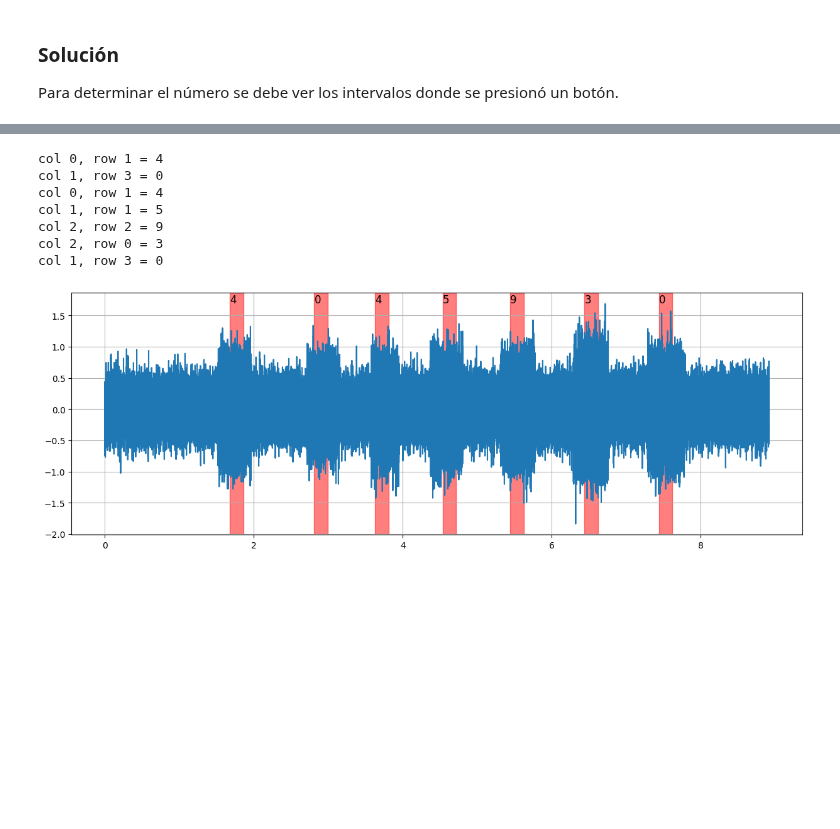
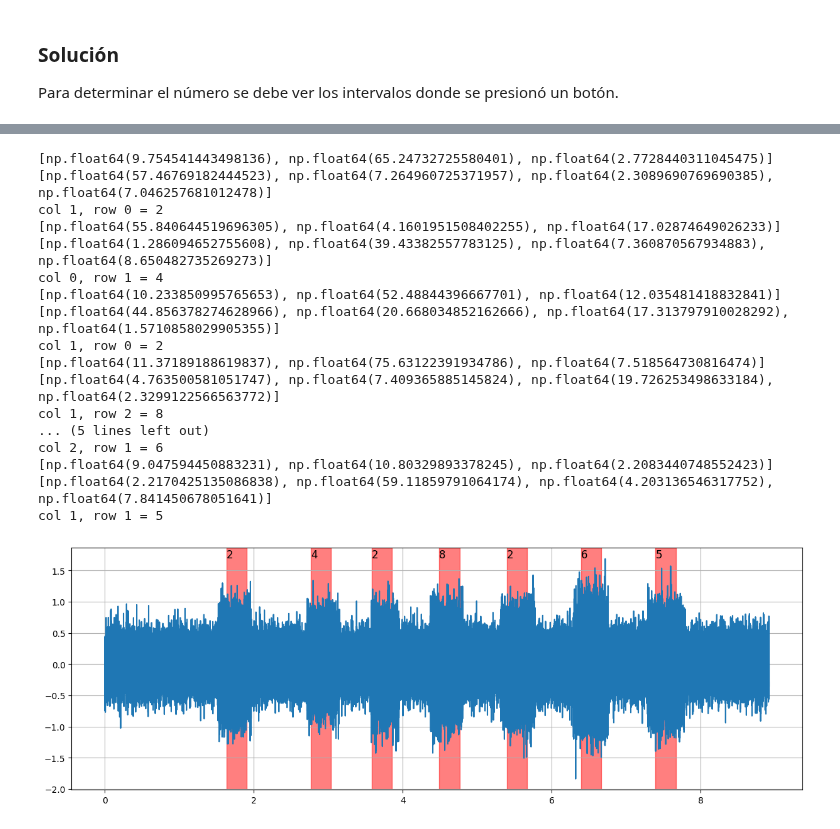
Before and after one commit to francoherg/PDS-2025, a Jupyter notebook: Practica/Guia3/3-5.ipynb, the cells around one changed output, grey strips where cells are left out. Saved outputs shown, nothing was run; the diff lists cells and outputs as text; code cells hidden in the pictures; blank space fills up the shorter version.

```diff
--- a/Practica/Guia3/3-5.ipynb
+++ b/Practica/Guia3/3-5.ipynb
@@ -25,13 +25,13 @@ ax.grid()
 
 # Zonas de botones
 zonas = [
-    {'ini':18500, 'fin':20500},
-    {'ini':31000, 'fin':33000},
-    {'ini':40000, 'fin':42000},
-    {'ini':50000, 'fin':52000},
-    {'ini':60000, 'fin':62000},
-    {'ini':71000, 'fin':73000},
-    {'ini':82000, 'fin':84000}
+    {'ini':18000, 'fin':21000},
+    {'ini':30500, 'fin':33500},
+    {'ini':39500, 'fin':42500},
+    {'ini':49500, 'fin':52500},
+    {'ini':59500, 'fin':62500},
+    {'ini':70500, 'fin':73500},
+    {'ini':81500, 'fin':84500}
 ]
 for zona in zonas:
     ax.axvspan(zona['ini'], zona['fin'], color='red', alpha=0.5)
@@ -65,56 +65,68 @@ def productoInterno(x,y):
 def identificar(t,s):
     # columna
     prodi = [
-        productoInterno(s,senoidal(t,1209)),
-        productoInterno(s,senoidal(t,1336)),
-        productoInterno(s,senoidal(t,1477))
+        np.abs(productoInterno(s,senoidal(t,1209))),
+        np.abs(productoInterno(s,senoidal(t,1336))),
+        np.abs(productoInterno(s,senoidal(t,1477)))
     ]
     i = np.argmax(prodi)
 
     # fila
     prodj = [
-        productoInterno(s,senoidal(t,697)),
-        productoInterno(s,senoidal(t,770)),
-        productoInterno(s,senoidal(t,852)),
-        productoInterno(s,senoidal(t,941))
+        np.abs(productoInterno(s,senoidal(t,697))),
+        np.abs(productoInterno(s,senoidal(t,770))),
+        np.abs(productoInterno(s,senoidal(t,852))),
+        np.abs(productoInterno(s,senoidal(t,941)))
     ]
     j = np.argmax(prodj)
 
     # devolver valor. 0 si es la ultima fila, si no col+1+fila*j
+    print(prodi)
+    print(prodj)
     print(f"col {i}, row {j} = {0 if j == 3 else i+1+3*j}")
     return 0 if j == 3 else i+1+3*j
 
 # Parametros
 fm = 11025
 Tini = 0
 Tfin = len(telefono)/fm
 
 t = np.linspace(Tini,Tfin,int(fm*(Tfin-Tini)), endpoint=False)
 
 # Identificar botones
 for zona in zonas:
     subt = t[zona['ini']:zona['fin']]
     subtel = telefono[zona['ini']:zona['fin']]
     boton = identificar(subt,subtel)
     zona['boton'] = boton
 
 # Graficar
 fig, ax = plt.subplots()
 fig.set_figheight(5)
 fig.set_figwidth(15)
 ax.grid()
 
 for zona in zonas:
     ax.axvspan(t[zona['ini']], t[zona['fin']], color='red', alpha=0.5)
     ax.text(t[zona['ini']], 1.7, zona['boton'], fontsize=12, transform=ax.transData)
 ax.plot(t,telefono)
 plt.show()
 # %% [output]
+[np.float64(9.754541443498136), np.float64(65.24732725580401), np.float64(2.7728440311045475)]
+[np.float64(57.46769182444523), np.float64(7.264960725371957), np.float64(2.3089690769690385), np.float64(7.046257681012478)]
+col 1, row 0 = 2
+[np.float64(55.840644519696305), np.float64(4.1601951508402255), np.float64(17.02874649026233)]
+[np.float64(1.286094652755608), np.float64(39.43382557783125), np.float64(7.360870567934883), np.float64(8.650482735269273)]
 col 0, row 1 = 4
-col 1, row 3 = 0
-col 0, row 1 = 4
+[np.float64(10.233850995765653), np.float64(52.48844396667701), np.float64(12.035481418832841)]
+[np.float64(44.856378274628966), np.float64(20.668034852162666), np.float64(17.313797910028292), np.float64(1.5710858029905355)]
+col 1, row 0 = 2
+[np.float64(11.37189188619837), np.float64(75.63122391934786), np.float64(7.518564730816474)]
+[np.float64(4.763500581051747), np.float64(7.409365885145824), np.float64(19.726253498633184), np.float64(2.3299122566563772)]
+col 1, row 2 = 8
+... (5 lines left out)
+col 2, row 1 = 6
+[np.float64(9.047594450883231), np.float64(10.80329893378245), np.float64(2.2083440748552423)]
+[np.float64(2.2170425135086838), np.float64(59.11859791064174), np.float64(4.203136546317752), np.float64(7.841450678051641)]
 col 1, row 1 = 5
-col 2, row 2 = 9
-col 2, row 0 = 3
-col 1, row 3 = 0
-[figure, old version]
+[figure, new version]
```
Also changed, not shown: parts of 2 cells of this notebook.
